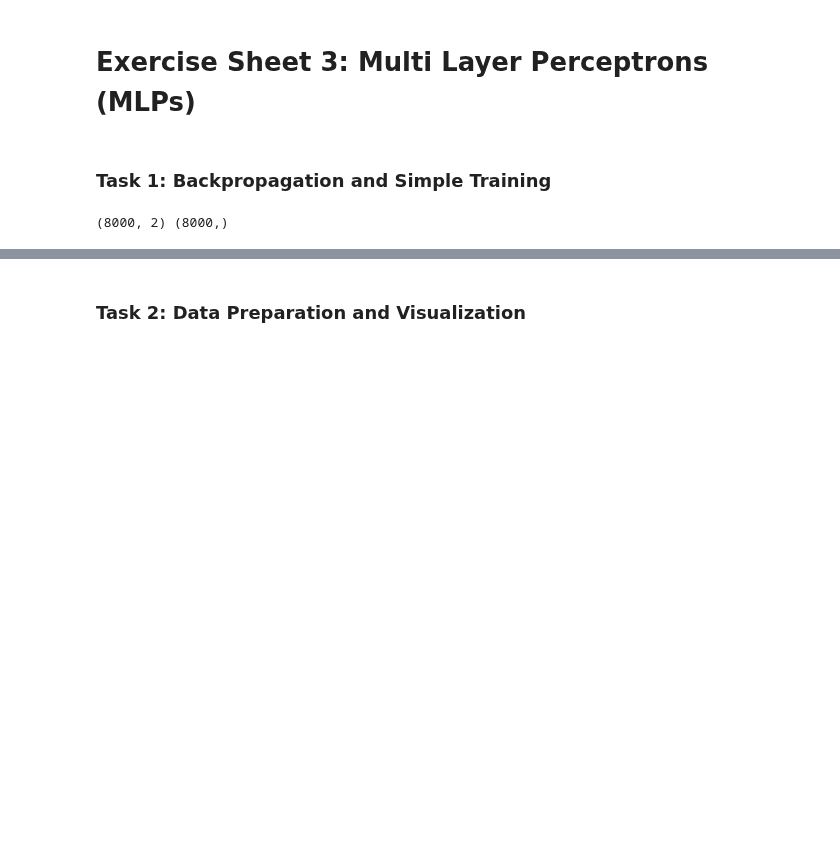
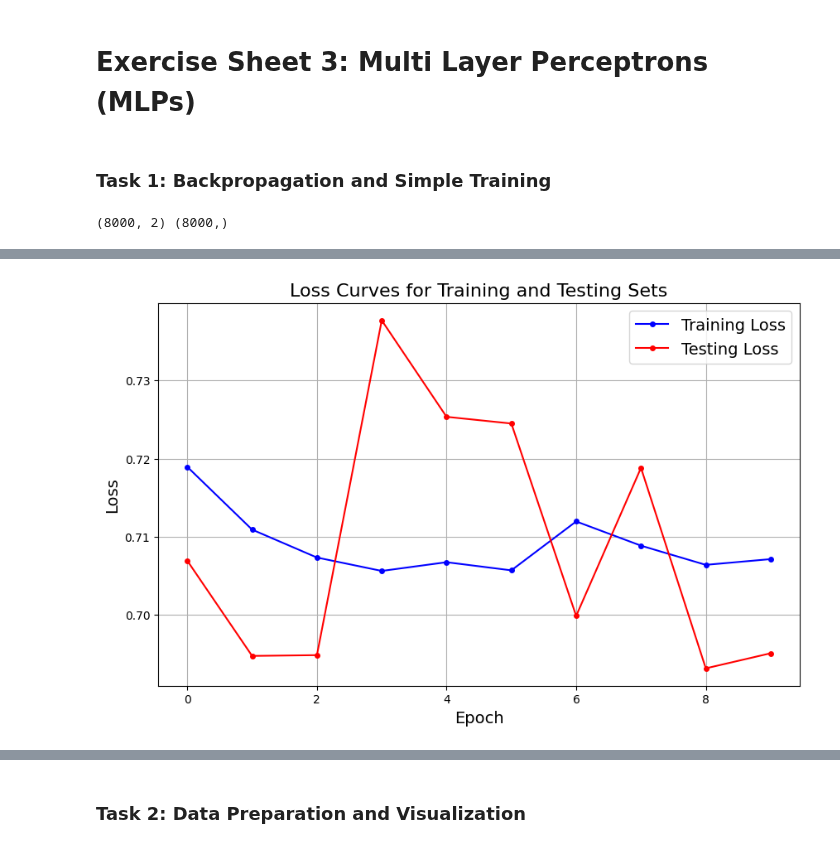
Before and after one commit to JaninaMattes/GAI-Visual-Synthesis, a Jupyter notebook: 03_exercise/notebook/Exercise_3.ipynb, the cells around one changed output, grey strips where cells are left out. Cells and saved outputs as stored; diff of their text form; code cells hidden in the pictures; blank space fills up the shorter version.

```diff
--- a/03_exercise/notebook/Exercise_3.ipynb
+++ b/03_exercise/notebook/Exercise_3.ipynb
@@ -249,0 +474,15 @@ plt.savefig(f"{RESULTS_PATH}/losses.png")
+# %%
+# 4. Increase the number of hidden units and observe the effect on the loss curves
+# create MLP
+batch_size = 32
+num_epochs = 10
+learning_rate = 3e-2
+
+hidden_channels = [30, 40, 50, 40, 30]
+mlp = MLP(2, hidden_channels, 2)
+
+losses_train = []
+losses_test = []
+
+# train network
+losses_train, losses_test = train_network(mlp, Ntrain, Ntest, Xtrain, ytrain, Xtest, ytest, num_epochs=num_epochs, batch_size=batch_size, learning_rate=learning_rate)
@@ -249,0 +685,4 @@ plt.savefig(f"{RESULTS_PATH}/losses.png")
+# %%
+plot_loss_curves(losses_train, losses_test, file_name="mlp_loss_curves_large_1")
+# %% [output]
+[figure, added]
```
Also changed, not shown: parts of 28 cells of this notebook, 28 other files.
